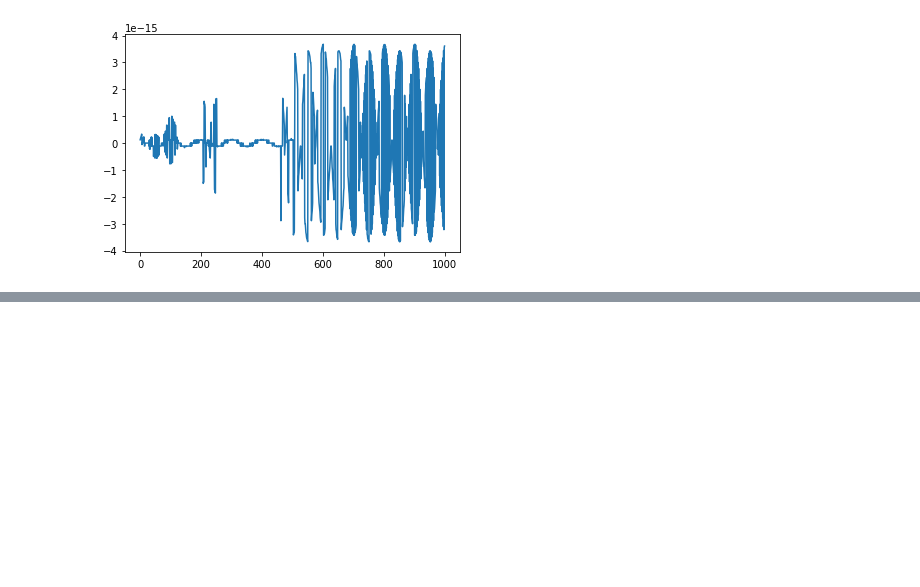
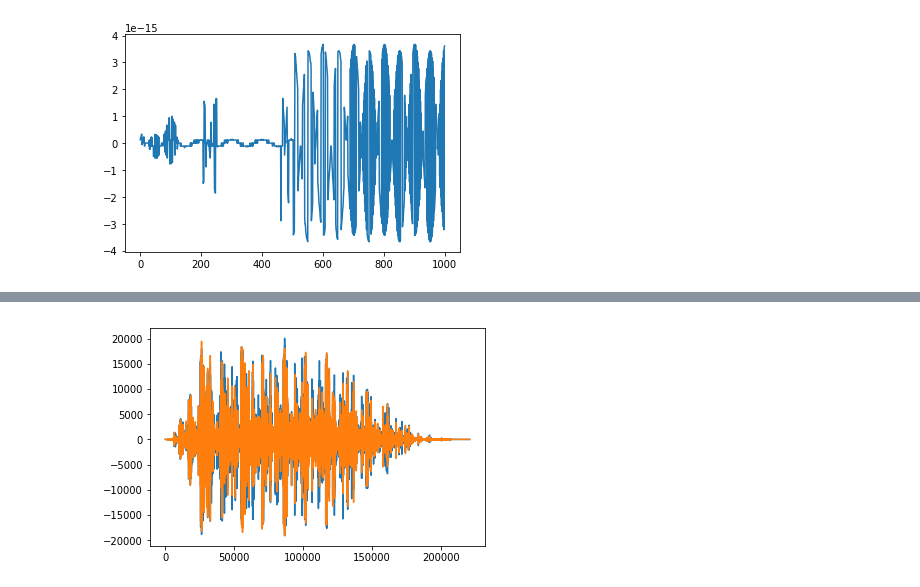
Before and after one commit to mmonnica/Matematicki-softver, a Jupyter notebook: 1.dz/Zvuk.ipynb, the cells around one changed output, grey strips where cells are left out. Saved outputs shown, nothing was run; the diff lists cells and outputs as text; code cells hidden in the pictures; blank space fills up the shorter version.

```diff
--- a/1.dz/Zvuk.ipynb
+++ b/1.dz/Zvuk.ipynb
@@ -181,0 +187,8 @@ plt.show()
+# %%
+from scipy.io import wavfile as wav
+rate, data = wav.read('applause.wav')
+%matplotlib inline
+plt.plot(data)
+plt.show()
+# %% [output]
+[figure, added]
```
Also changed, not shown: parts of 7 cells of this notebook, 3 other files.
